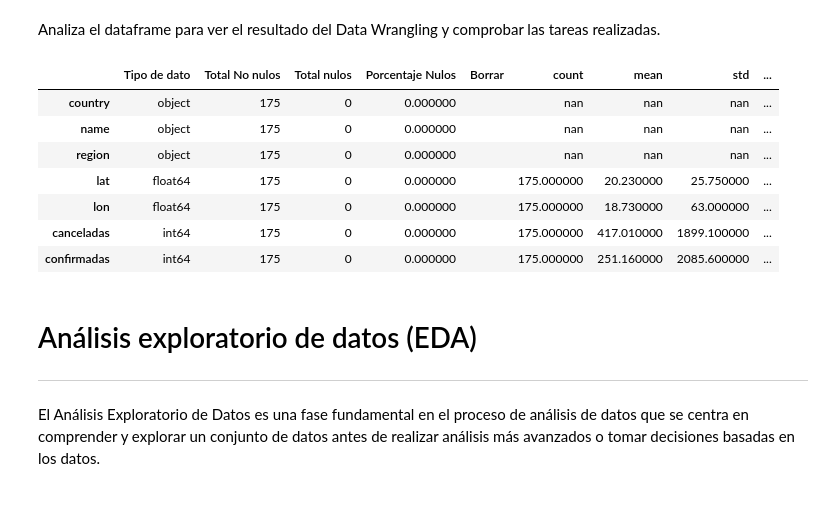
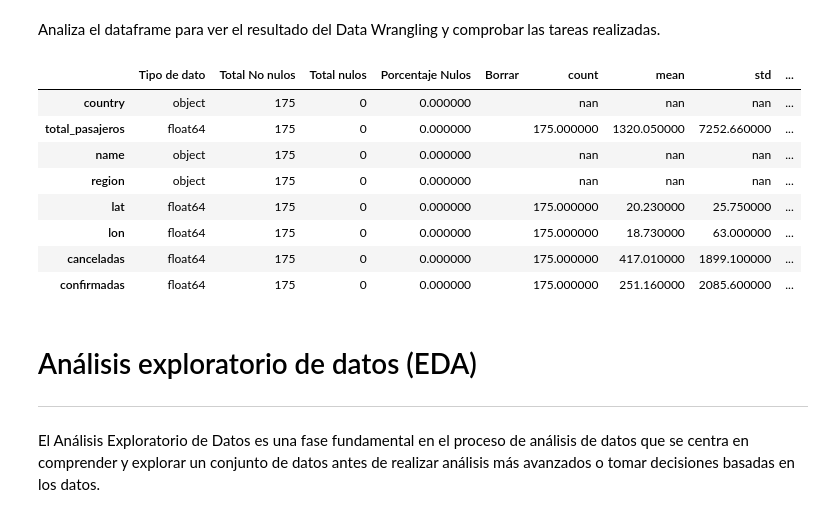
Before and after one commit to omanofx/entregable_1, a Jupyter notebook: Primera_Entrega_Omar_Fernandez.ipynb, the cells around one changed output. Drawn from its saved outputs; the diff is of its cells as text; code cells hidden in the pictures.

```diff
--- a/Primera_Entrega_Omar_Fernandez.ipynb
+++ b/Primera_Entrega_Omar_Fernandez.ipynb
@@ -555,16 +552,17 @@ df_paises_reservas.head()
 # %% [markdown]
 Analiza el dataframe para ver el resultado del Data Wrangling y comprobar las tareas realizadas.
 # %%
-analizar_dataframe(df_paises_reservas,20)
+analizar_dataframe(df_paises_reservas,5.0)
 # %% [output]
 |  | Tipo de dato | Total No nulos | Total nulos | Porcentaje Nulos | Borrar | count | mean | std | ... |
 | country | object | 175 | 0 | 0.000000 |  | nan | nan | nan | ... |
+| total_pasajeros | float64 | 175 | 0 | 0.000000 |  | 175.000000 | 1320.050000 | 7252.660000 | ... |
 | name | object | 175 | 0 | 0.000000 |  | nan | nan | nan | ... |
 | region | object | 175 | 0 | 0.000000 |  | nan | nan | nan | ... |
 | lat | float64 | 175 | 0 | 0.000000 |  | 175.000000 | 20.230000 | 25.750000 | ... |
 | lon | float64 | 175 | 0 | 0.000000 |  | 175.000000 | 18.730000 | 63.000000 | ... |
-| canceladas | int64 | 175 | 0 | 0.000000 |  | 175.000000 | 417.010000 | 1899.100000 | ... |
-| confirmadas | int64 | 175 | 0 | 0.000000 |  | 175.000000 | 251.160000 | 2085.600000 | ... |
+| canceladas | float64 | 175 | 0 | 0.000000 |  | 175.000000 | 417.010000 | 1899.100000 | ... |
+| confirmadas | float64 | 175 | 0 | 0.000000 |  | 175.000000 | 251.160000 | 2085.600000 | ... |
 # %% [markdown]
 # Análisis exploratorio de datos (EDA)
 
```
Also changed, not shown: parts of 54 cells of this notebook.
